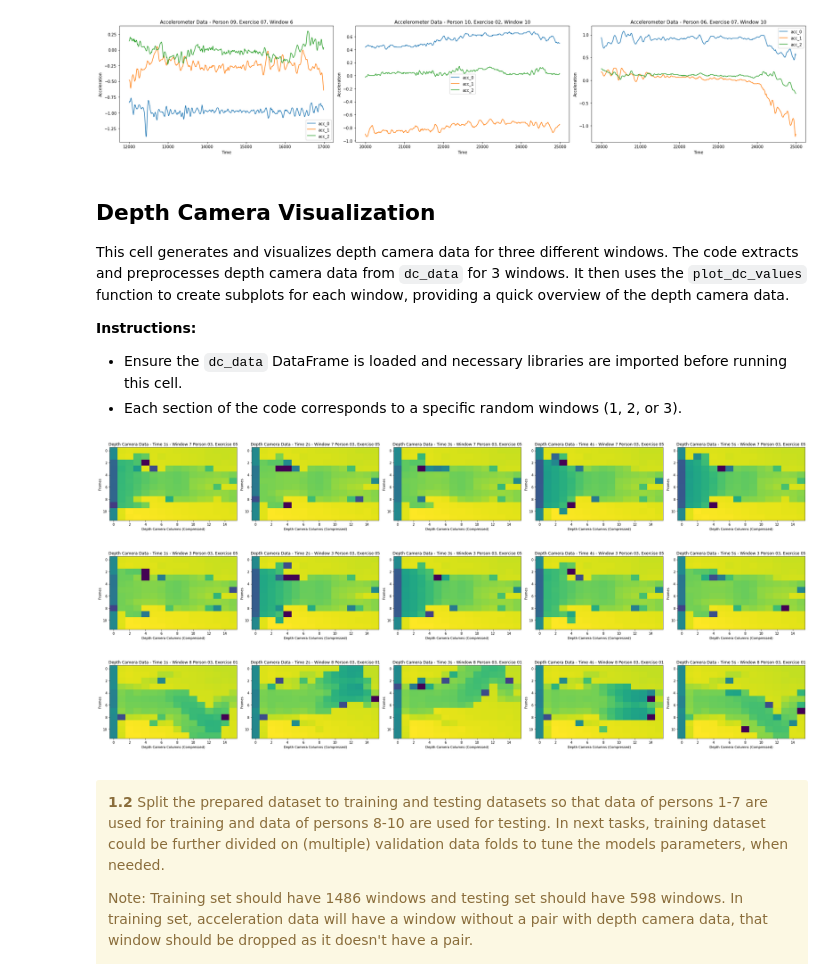
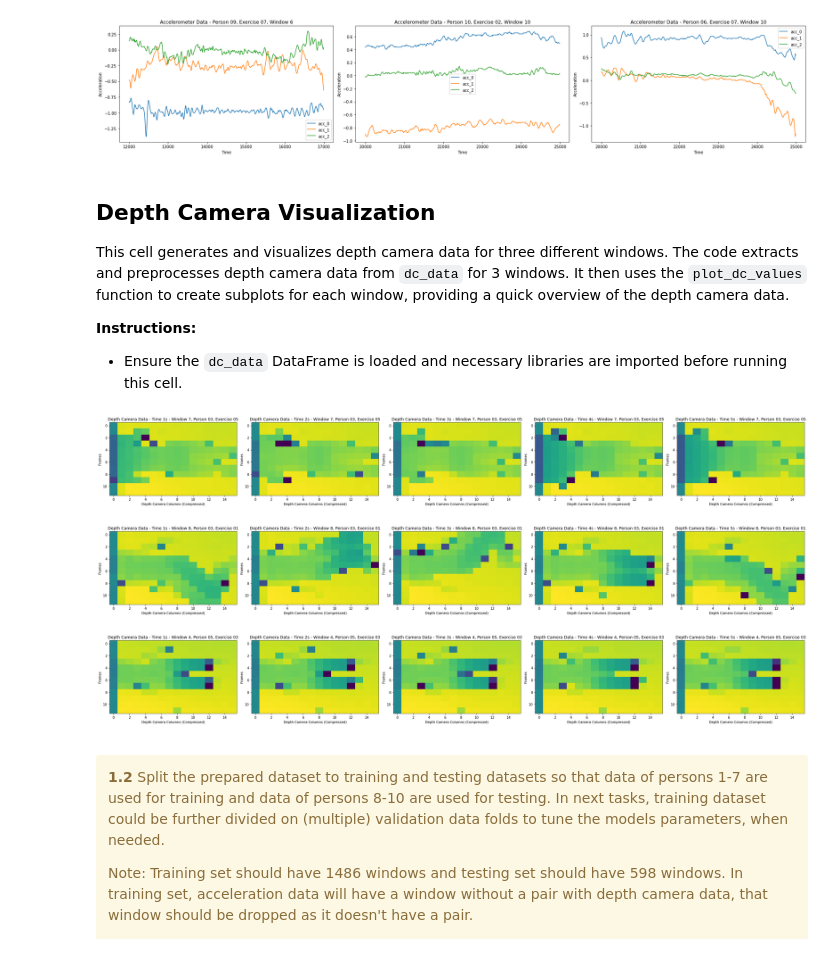
Before and after one commit to waasnipun/mmdf, a Jupyter notebook: project-work-MEx-classification.ipynb, the cells around one changed output. Cells and saved outputs as stored; diff of their text form; code cells hidden in the pictures.

```diff
--- a/project-work-MEx-classification.ipynb
+++ b/project-work-MEx-classification.ipynb
@@ -262,13 +258,13 @@ def plot_dc_values(dc_windows):
     Plot the depth camera values for each time frame in a given set of windows.
 
     Parameters:
-    - dc_windows (DataFrame): List of Depth camera dataframes containing depth camera windows.
+    - dc_windows (DataFrame): List of depth camera windows containing depth camera data of 5s.
     """
 
     for _, dc_window in dc_windows.iterrows():
         selected_row = dc_window['df']
 
-        if 'keys' in selected_row.columns:
+        if 'time' in selected_row.columns:
             selected_row.drop(columns=['time'], inplace=True)
 
         dc_values_all_rows = np.array([row.to_numpy() for _, row in selected_row.iterrows()]).reshape(-1, 1, 12, 16)
@@ -281,7 +277,7 @@ def plot_dc_values(dc_windows):
 
             # Plotting in the subplot
             axs[i].imshow(frames_combined, cmap='viridis', aspect='auto')
-            axs[i].set_title(f'Depth Camera Data - Time {i + 1}s - Window {dc_window["window_idx"]} Person {dc_window["subject_id"]}, Exercise {dc_window["exercise_id"]}')
+            axs[i].set_title(f'Depth Camera Data - Time {i + 1}s - Window {dc_window["window_idx"]}, Person {dc_window["subject_id"]}, Exercise {dc_window["exercise_id"]}')
             axs[i].set_xlabel('Depth Camera Columns (Compressed)')
             axs[i].set_ylabel('Frames')
 
@@ -312,15 +308,14 @@ This cell generates and visualizes depth camera data for three different windows
 
 **Instructions:**
 - Ensure the `dc_data` DataFrame is loaded and necessary libraries are imported before running this cell.
-- Each section of the code corresponds to a specific random windows (1, 2, or 3).
 # %%
 # generate dc_values_all_rows and plot the depth camera data
-rows_to_plot = [29, 25, 45]
+rows_to_plot = [29, 45, 450]
 plot_dc_values(dc_data.iloc[rows_to_plot])
 # %% [output]
 [figure]
-[figure, old version]
+[figure, new version]
-[figure, old version]
+[figure, new version]
 # %% [markdown]
 <a id='task1'></a>
 <div class=" alert alert-warning">
```
Also changed, not shown: parts of 1 cell of this notebook.
